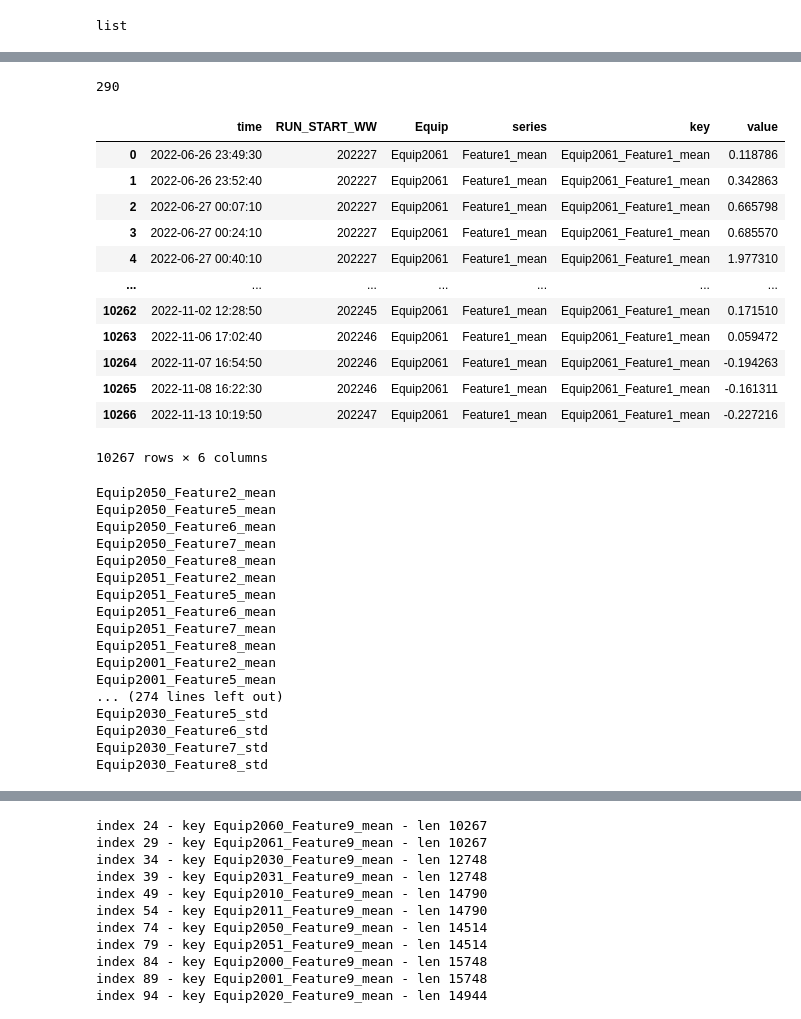
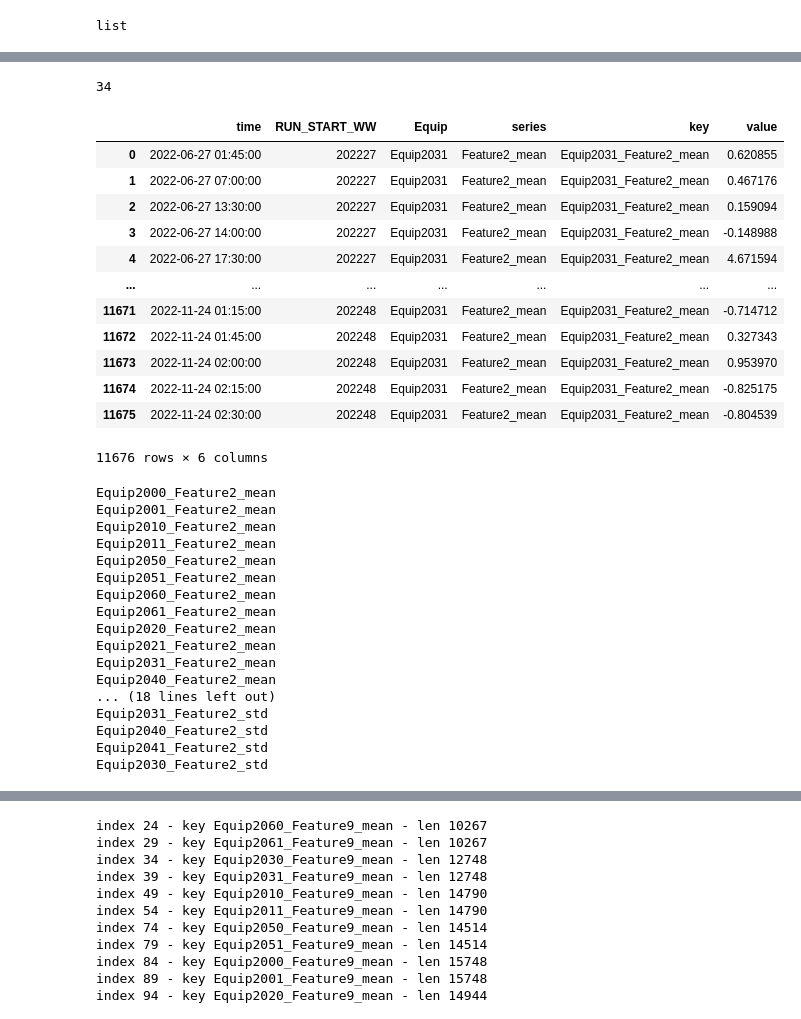
Before and after one commit to alextabac/TSAD_project, a Jupyter notebook: TSAD_DAMP_variants.ipynb, the cells around one changed output, grey strips where cells are left out. Saved outputs shown, nothing was run; the diff lists cells and outputs as text; code cells hidden in the pictures.

```diff
--- a/TSAD_DAMP_variants.ipynb
+++ b/TSAD_DAMP_variants.ipynb
@@ -43,7 +43,7 @@ import data_prep
 reload(data_prep)
 from data_prep import Data_Preprocess as dprep
 # %%
-data_obj = dprep('min', 20)
+data_obj = dprep(aggregate_type='min', aggregate_amount=15, feature_num=2)
 data_obj.load_data(files[0], delimiter)
 # %% [output]
 File loaded with 11568827 rows.
@@ -97,44 +97,44 @@ np.std(data_obj.dfs[5]['value'])
 # %%
 len(data_obj.dfs)
 # %% [output]
-290
+34
 # %%
-data_obj.dfs[26]
+data_obj.dfs[10]
 # %% [output]
 |  | time | RUN_START_WW | Equip | series | key | value |
-| 0 | 2022-06-26 23:49:30 | 202227 | Equip2061 | Feature1_mean | Equip2061_Feature1_mean | 0.118786 |
-| 1 | 2022-06-26 23:52:40 | 202227 | Equip2061 | Feature1_mean | Equip2061_Feature1_mean | 0.342863 |
-| 2 | 2022-06-27 00:07:10 | 202227 | Equip2061 | Feature1_mean | Equip2061_Feature1_mean | 0.665798 |
-| 3 | 2022-06-27 00:24:10 | 202227 | Equip2061 | Feature1_mean | Equip2061_Feature1_mean | 0.685570 |
-| 4 | 2022-06-27 00:40:10 | 202227 | Equip2061 | Feature1_mean | Equip2061_Feature1_mean | 1.977310 |
+| 0 | 2022-06-27 01:45:00 | 202227 | Equip2031 | Feature2_mean | Equip2031_Feature2_mean | 0.620855 |
+| 1 | 2022-06-27 07:00:00 | 202227 | Equip2031 | Feature2_mean | Equip2031_Feature2_mean | 0.467176 |
+| 2 | 2022-06-27 13:30:00 | 202227 | Equip2031 | Feature2_mean | Equip2031_Feature2_mean | 0.159094 |
+| 3 | 2022-06-27 14:00:00 | 202227 | Equip2031 | Feature2_mean | Equip2031_Feature2_mean | -0.148988 |
+| 4 | 2022-06-27 17:30:00 | 202227 | Equip2031 | Feature2_mean | Equip2031_Feature2_mean | 4.671594 |
 | ... | ... | ... | ... | ... | ... | ... |
-| 10262 | 2022-11-02 12:28:50 | 202245 | Equip2061 | Feature1_mean | Equip2061_Feature1_mean | 0.171510 |
-| 10263 | 2022-11-06 17:02:40 | 202246 | Equip2061 | Feature1_mean | Equip2061_Feature1_mean | 0.059472 |
-| 10264 | 2022-11-07 16:54:50 | 202246 | Equip2061 | Feature1_mean | Equip2061_Feature1_mean | -0.194263 |
-| 10265 | 2022-11-08 16:22:30 | 202246 | Equip2061 | Feature1_mean | Equip2061_Feature1_mean | -0.161311 |
-| 10266 | 2022-11-13 10:19:50 | 202247 | Equip2061 | Feature1_mean | Equip2061_Feature1_mean | -0.227216 |
+| 11671 | 2022-11-24 01:15:00 | 202248 | Equip2031 | Feature2_mean | Equip2031_Feature2_mean | -0.714712 |
+| 11672 | 2022-11-24 01:45:00 | 202248 | Equip2031 | Feature2_mean | Equip2031_Feature2_mean | 0.327343 |
+| 11673 | 2022-11-24 02:00:00 | 202248 | Equip2031 | Feature2_mean | Equip2031_Feature2_mean | 0.953970 |
+| 11674 | 2022-11-24 02:15:00 | 202248 | Equip2031 | Feature2_mean | Equip2031_Feature2_mean | -0.825175 |
+| 11675 | 2022-11-24 02:30:00 | 202248 | Equip2031 | Feature2_mean | Equip2031_Feature2_mean | -0.804539 |
-10267 rows × 6 columns
+11676 rows × 6 columns
 # %%
 for i in range(len(data_obj.dfs)):
     print(data_obj.dfs[i].loc[0, 'key'])
 # %% [output]
+Equip2000_Feature2_mean
+Equip2001_Feature2_mean
+Equip2010_Feature2_mean
+Equip2011_Feature2_mean
 Equip2050_Feature2_mean
-Equip2050_Feature5_mean
-Equip2050_Feature6_mean
-Equip2050_Feature7_mean
-Equip2050_Feature8_mean
 Equip2051_Feature2_mean
-Equip2051_Feature5_mean
-Equip2051_Feature6_mean
-Equip2051_Feature7_mean
-Equip2051_Feature8_mean
-Equip2001_Feature2_mean
-Equip2001_Feature5_mean
-... (274 lines left out)
-Equip2030_Feature5_std
-Equip2030_Feature6_std
-Equip2030_Feature7_std
-Equip2030_Feature8_std
+Equip2060_Feature2_mean
+Equip2061_Feature2_mean
+Equip2020_Feature2_mean
+Equip2021_Feature2_mean
+Equip2031_Feature2_mean
+Equip2040_Feature2_mean
+... (18 lines left out)
+Equip2031_Feature2_std
+Equip2040_Feature2_std
+Equip2041_Feature2_std
+Equip2030_Feature2_std
 # %%
 data_obj.dfs[5]['value']
 # %% [output]
```
Also changed, not shown: parts of 29 cells of this notebook.
